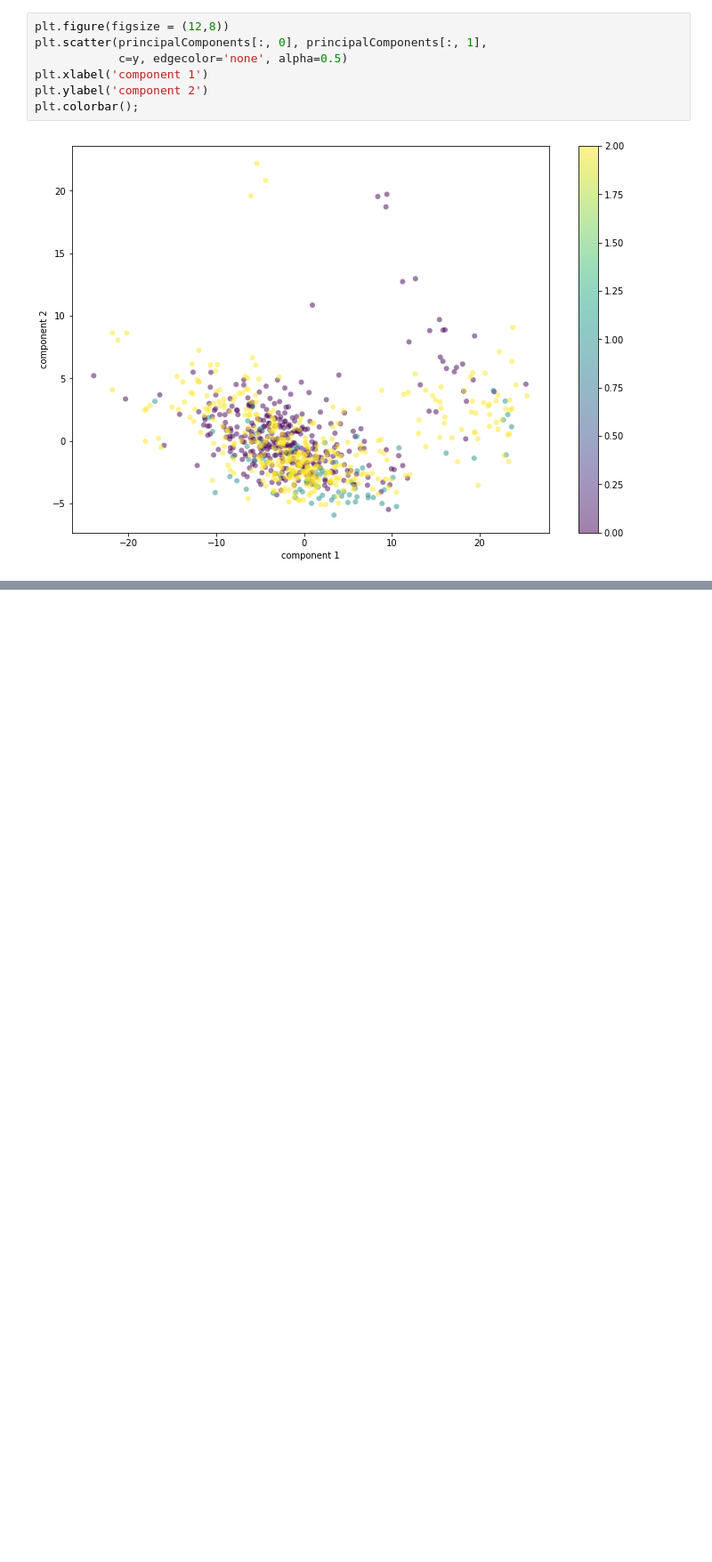
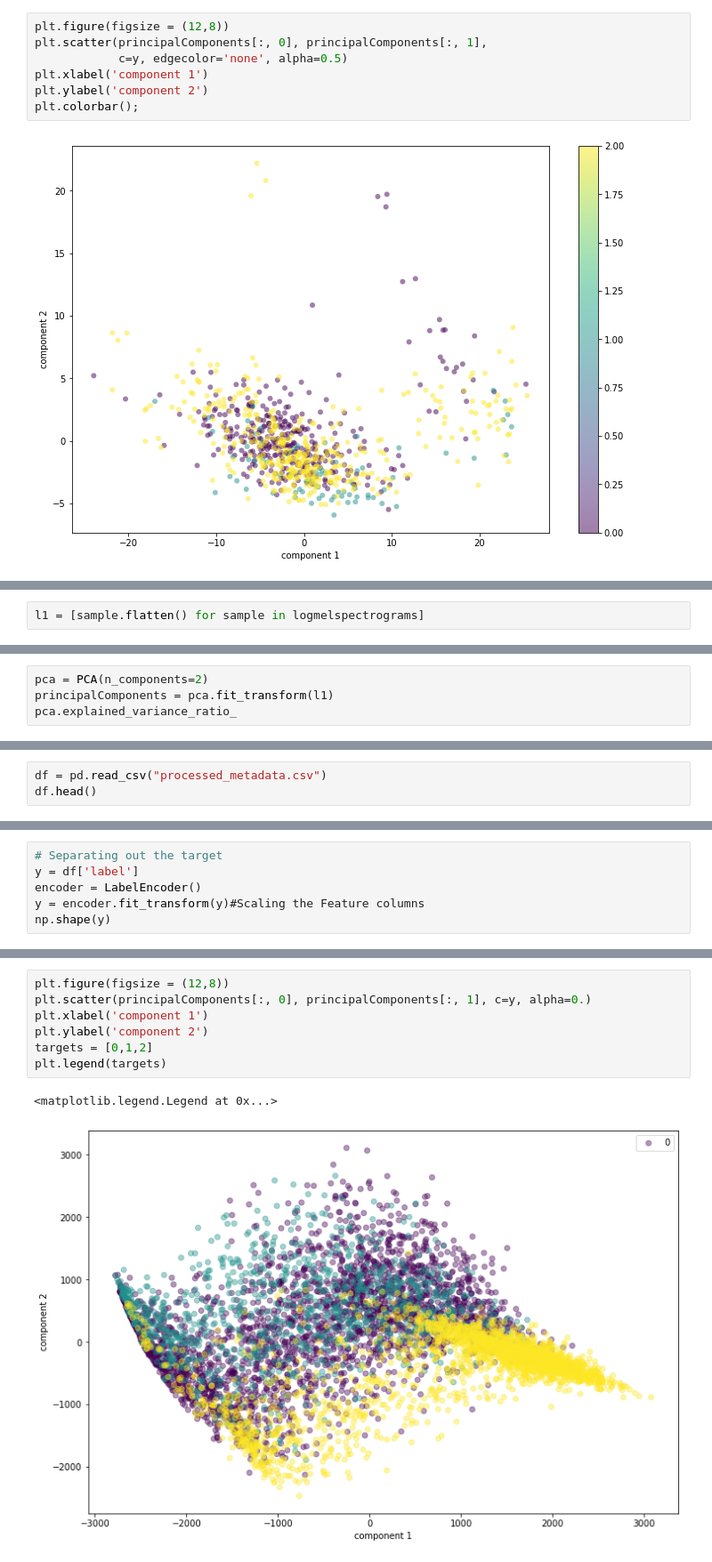
Before and after one commit to nicolasfacchinetti97/vocapra-apr-project, a Jupyter notebook: clustering.ipynb, the cells around one changed output, grey strips where cells are left out. Shown at 89% size. Saved outputs shown, nothing was run; the diff lists cells and outputs as text; blank space fills up the shorter version.

```diff
--- a/clustering.ipynb
+++ b/clustering.ipynb
@@ -95,0 +231,2 @@ plt.colorbar();
+# %%
+l1 = [sample.flatten() for sample in logmelspectrograms]
@@ -95,0 +257,4 @@ plt.colorbar();
+# %%
+pca = PCA(n_components=2)
+principalComponents = pca.fit_transform(l1)
+pca.explained_variance_ratio_
@@ -95,0 +263,3 @@ plt.colorbar();
+# %%
+df = pd.read_csv("processed_metadata.csv")
+df.head()
@@ -95,0 +273,6 @@ plt.colorbar();
+# %%
+# Separating out the target
+y = df['label']
+encoder = LabelEncoder()
+y = encoder.fit_transform(y)#Scaling the Feature columns
+np.shape(y)
@@ -95,0 +293,10 @@ plt.colorbar();
+# %%
+plt.figure(figsize = (12,8))
+plt.scatter(principalComponents[:, 0], principalComponents[:, 1], c=y, alpha=0.)
+plt.xlabel('component 1')
+plt.ylabel('component 2')
+targets = [0,1,2]
+plt.legend(targets)
+# %% [output]
+<matplotlib.legend.Legend at 0x...>
+[figure, added]
```
Also changed, not shown: parts of 42 cells of this notebook, 4 other files.
